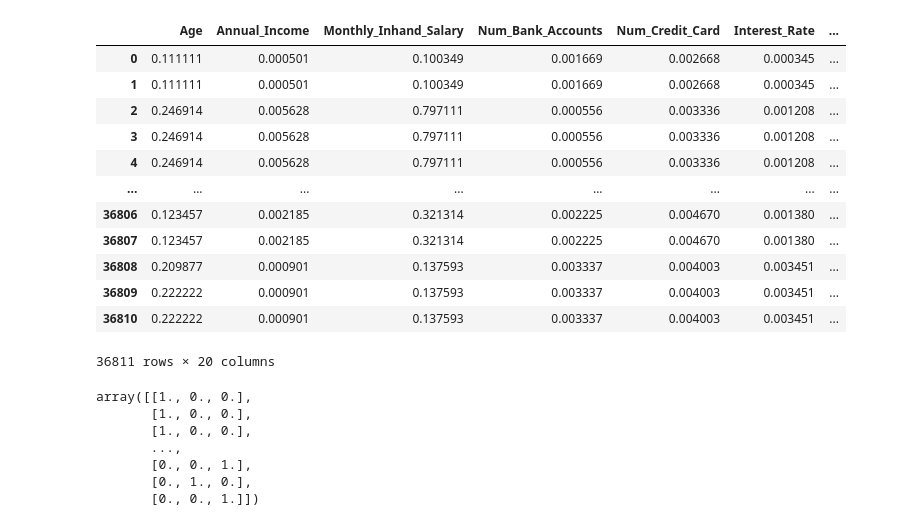
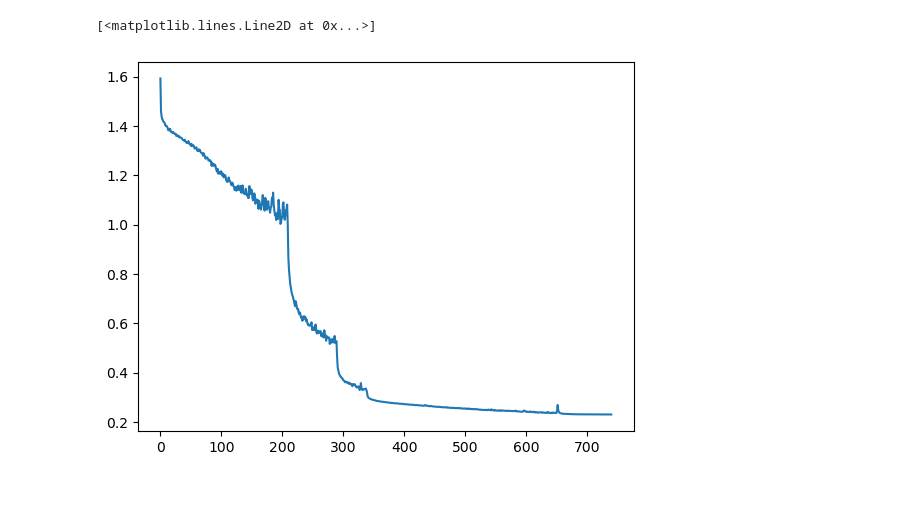
Before and after one commit to Hummaton/Credit-Score-Classifier, a Jupyter notebook: src/neural.ipynb, the cells around one changed output. Saved outputs shown, nothing was run; the diff lists cells and outputs as text; code cells hidden in the pictures; blank space fills up the shorter version.

Commit message:
Experimented with sgd and relu.

```diff
--- a/src/neural.ipynb
+++ b/src/neural.ipynb
@@ -24,8 +24,18 @@ pd.set_option('display.max_columns', None)
 df = pd.read_csv("../dataset/train_processed.csv")
 df = df.drop(["Payment_Behaviour"], axis=1)
 
+good = df[df["Credit_Score"] == "Good"]
+standard = df[df["Credit_Score"] == "Standard"]
+poor = df[df["Credit_Score"] == "Poor"]
+standard = standard.sample(frac=0.3, random_state=20)
+poor = poor.sample(frac=0.5, random_state=20)
+
+df = pd.concat([good, standard, poor])
+
 X = df.drop("Credit_Score", axis=1)
 y = df["Credit_Score"]
+
+print(f"Number of occurrences:\nGood: {good.shape[0]}\nStandard: {standard.shape[0]}\nPoor: {poor.shape[0]}")
 scaler = MinMaxScaler(feature_range=(0, 1))
 X_rescaled = scaler.fit_transform(X)
 X = pd.DataFrame(data=X_rescaled, columns=X.columns)
@@ -33,8 +43,8 @@ categories=[["Good", "Standard", "Poor"]]
 encoder = OneHotEncoder(categories=categories, sparse=False)
 y = encoder.fit_transform(y.values.reshape(-1, 1))
 
-data_train, data_test, class_train, class_test = train_test_split(X, y, test_size=0.1)
-mlp = MLPClassifier(solver="sgd", activation="logistic", learning_rate_init=0.3, batch_size=100, hidden_layer_sizes=(23, 17, 13), max_iter=500)
+data_train, data_test, class_train, class_test = train_test_split(X, y, test_size=0.2)
+mlp = MLPClassifier(solver="sgd", alpha=0.00045, activation="relu", learning_rate="adaptive", learning_rate_init=0.1, batch_size=128, hidden_layer_sizes=(150, 100, 65, 43), max_iter=10000, random_state=21)
 mlp.fit(data_train, class_train)
 pred = mlp.predict(data_test)
 print("Accuracy : ", accuracy_score(class_test, pred))
@@ -66,26 +80,6 @@ weighted avg       0.58      0.61      0.57      3682
-# %%
-display(X)
-# %% [output]
-|  | Age | Annual_Income | Monthly_Inhand_Salary | Num_Bank_Accounts | Num_Credit_Card | Interest_Rate | ... |
-| 0 | 0.111111 | 0.000501 | 0.100349 | 0.001669 | 0.002668 | 0.000345 | ... |
-| 1 | 0.111111 | 0.000501 | 0.100349 | 0.001669 | 0.002668 | 0.000345 | ... |
-| 2 | 0.246914 | 0.005628 | 0.797111 | 0.000556 | 0.003336 | 0.001208 | ... |
-| 3 | 0.246914 | 0.005628 | 0.797111 | 0.000556 | 0.003336 | 0.001208 | ... |
-| 4 | 0.246914 | 0.005628 | 0.797111 | 0.000556 | 0.003336 | 0.001208 | ... |
-| ... | ... | ... | ... | ... | ... | ... | ... |
-| 36806 | 0.123457 | 0.002185 | 0.321314 | 0.002225 | 0.004670 | 0.001380 | ... |
-| 36807 | 0.123457 | 0.002185 | 0.321314 | 0.002225 | 0.004670 | 0.001380 | ... |
-| 36808 | 0.209877 | 0.000901 | 0.137593 | 0.003337 | 0.004003 | 0.003451 | ... |
-| 36809 | 0.222222 | 0.000901 | 0.137593 | 0.003337 | 0.004003 | 0.003451 | ... |
-| 36810 | 0.222222 | 0.000901 | 0.137593 | 0.003337 | 0.004003 | 0.003451 | ... |
-36811 rows × 20 columns
-# %%
-display(y)
-# %% [output]
-array([[1., 0., 0.],
-       [1., 0., 0.],
-       [1., 0., 0.],
-       ...,
-       [0., 0., 1.],
-       [0., 1., 0.],
-       [0., 0., 1.]])
+# %%
+loss_values = mlp.loss_curve_
+plt.plot(loss_values)
+# %% [output]
+[<matplotlib.lines.Line2D at 0x...>]
+[figure, added]
```
Also changed, not shown: parts of 1 cell of this notebook, 2 other files.
